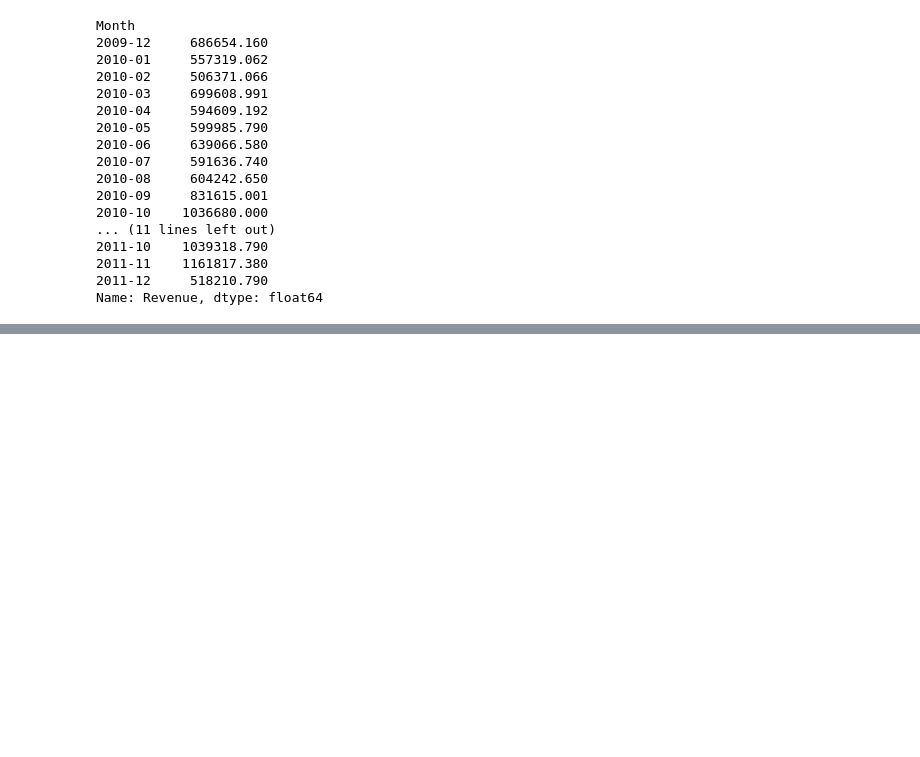
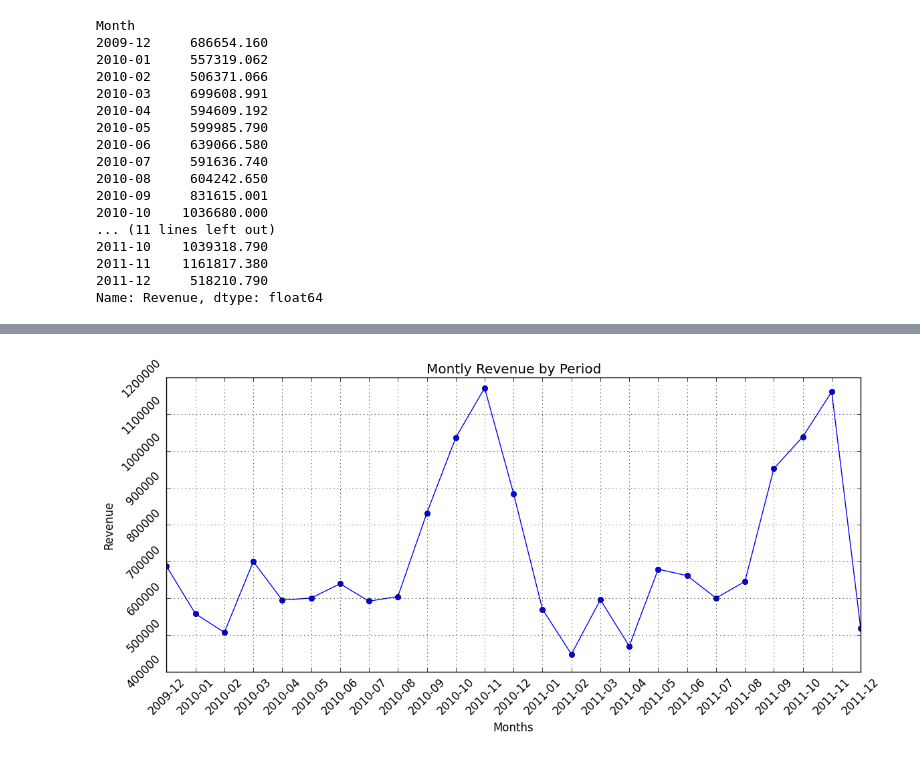
Before and after one commit to mdzaheerjk/Data-Visualization, a Jupyter notebook: Data-Visualization.ipynb, the cells around one changed output, grey strips where cells are left out. Saved outputs shown, nothing was run; the diff lists cells and outputs as text; code cells hidden in the pictures; blank space fills up the shorter version.

```diff
--- a/Data-Visualization.ipynb
+++ b/Data-Visualization.ipynb
@@ -251,0 +292,14 @@ Name: Revenue, dtype: float64
+# %%
+plt.figure(figsize=(12,6))
+plt.style.use('classic')
+plt.plot(montly_revenue.index,montly_revenue.values,marker='o')
+plt.title("Montly Revenue by Period")
+plt.xlabel('Months')
+plt.ylabel("Revenue")
+plt.xticks(rotation=45)
+plt.yticks(rotation=45)
+plt.tight_layout()
+plt.grid(True)
+plt.show()
+# %% [output]
+[figure, added]
```
Also changed, not shown: parts of 5 cells of this notebook.
